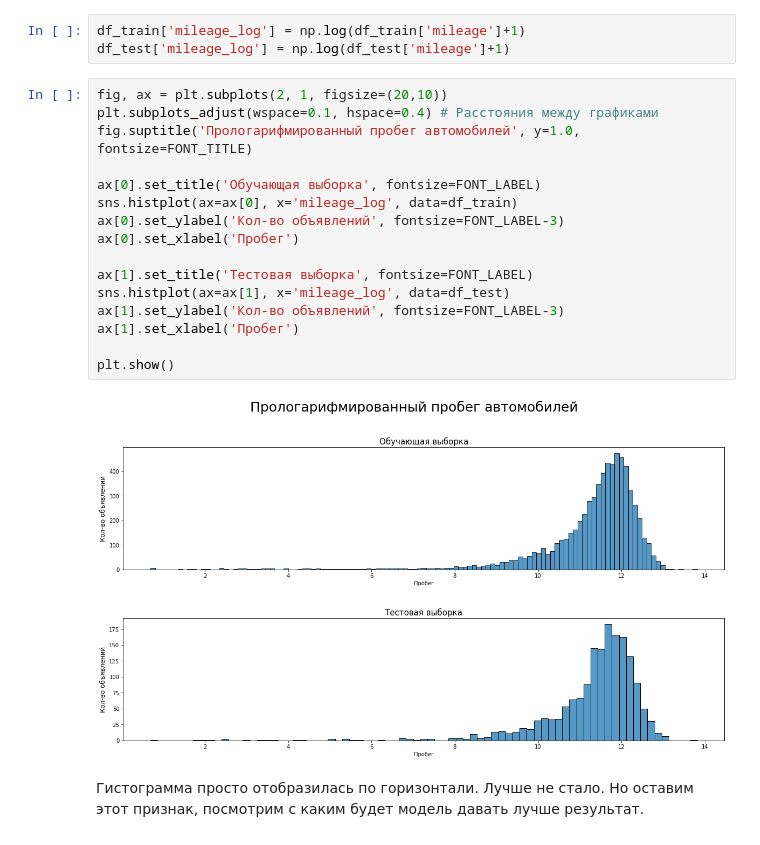
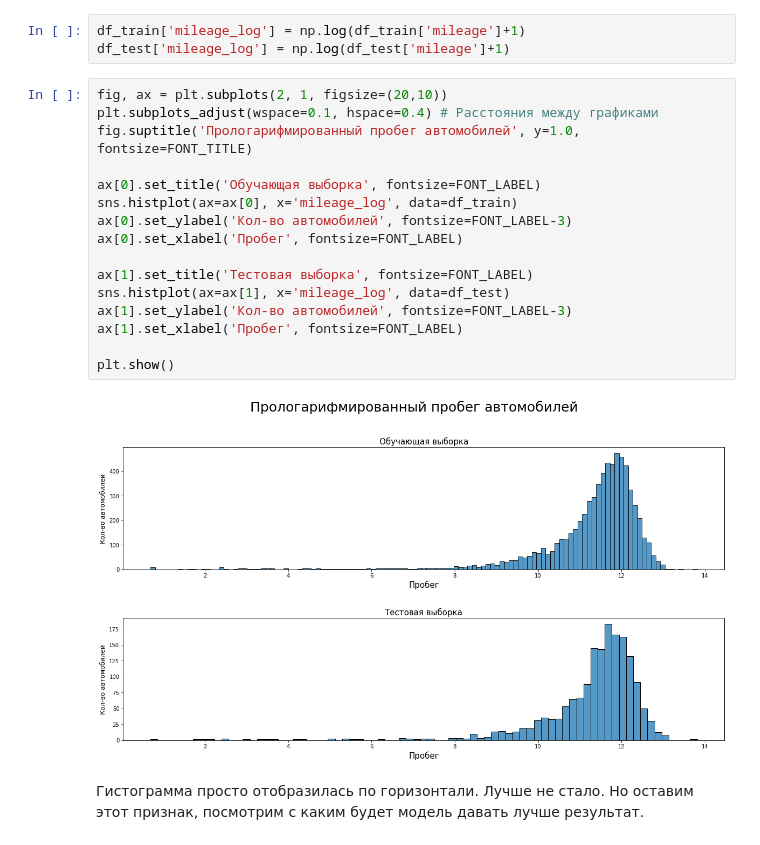
Before and after one commit to NataliaKolesnik/Car_Price_prediction_part2, a Jupyter notebook: 1_EDA.ipynb, the cells around one changed output. Drawn from its saved outputs; the diff is of its cells as text.

```diff
--- a/1_EDA.ipynb
+++ b/1_EDA.ipynb
@@ -533,21 +533,21 @@ df_test['mileage_log'] = np.log(df_test['mileage']+1)
 # %%
 fig, ax = plt.subplots(2, 1, figsize=(20,10))
 plt.subplots_adjust(wspace=0.1, hspace=0.4) # Расстояния между графиками
 fig.suptitle('Прологарифмированный пробег автомобилей', y=1.0, fontsize=FONT_TITLE)
 
 ax[0].set_title('Обучающая выборка', fontsize=FONT_LABEL)
 sns.histplot(ax=ax[0], x='mileage_log', data=df_train)
-ax[0].set_ylabel('Кол-во объявлений', fontsize=FONT_LABEL-3)
-ax[0].set_xlabel('Пробег')
+ax[0].set_ylabel('Кол-во автомобилей', fontsize=FONT_LABEL-3)
+ax[0].set_xlabel('Пробег', fontsize=FONT_LABEL)
 
 ax[1].set_title('Тестовая выборка', fontsize=FONT_LABEL)
 sns.histplot(ax=ax[1], x='mileage_log', data=df_test)
-ax[1].set_ylabel('Кол-во объявлений', fontsize=FONT_LABEL-3)
-ax[1].set_xlabel('Пробег')
+ax[1].set_ylabel('Кол-во автомобилей', fontsize=FONT_LABEL-3)
+ax[1].set_xlabel('Пробег', fontsize=FONT_LABEL)
 
 plt.show()
 # %% [output]
-[figure, old version]
+[figure, new version]
 # %% [markdown]
 Гистограмма просто отобразилась по горизонтали. Лучше не стало. Но оставим этот признак, посмотрим с каким будет модель давать лучше результат.
 # %% [markdown]
```
Also changed, not shown: parts of 68 cells of this notebook.
